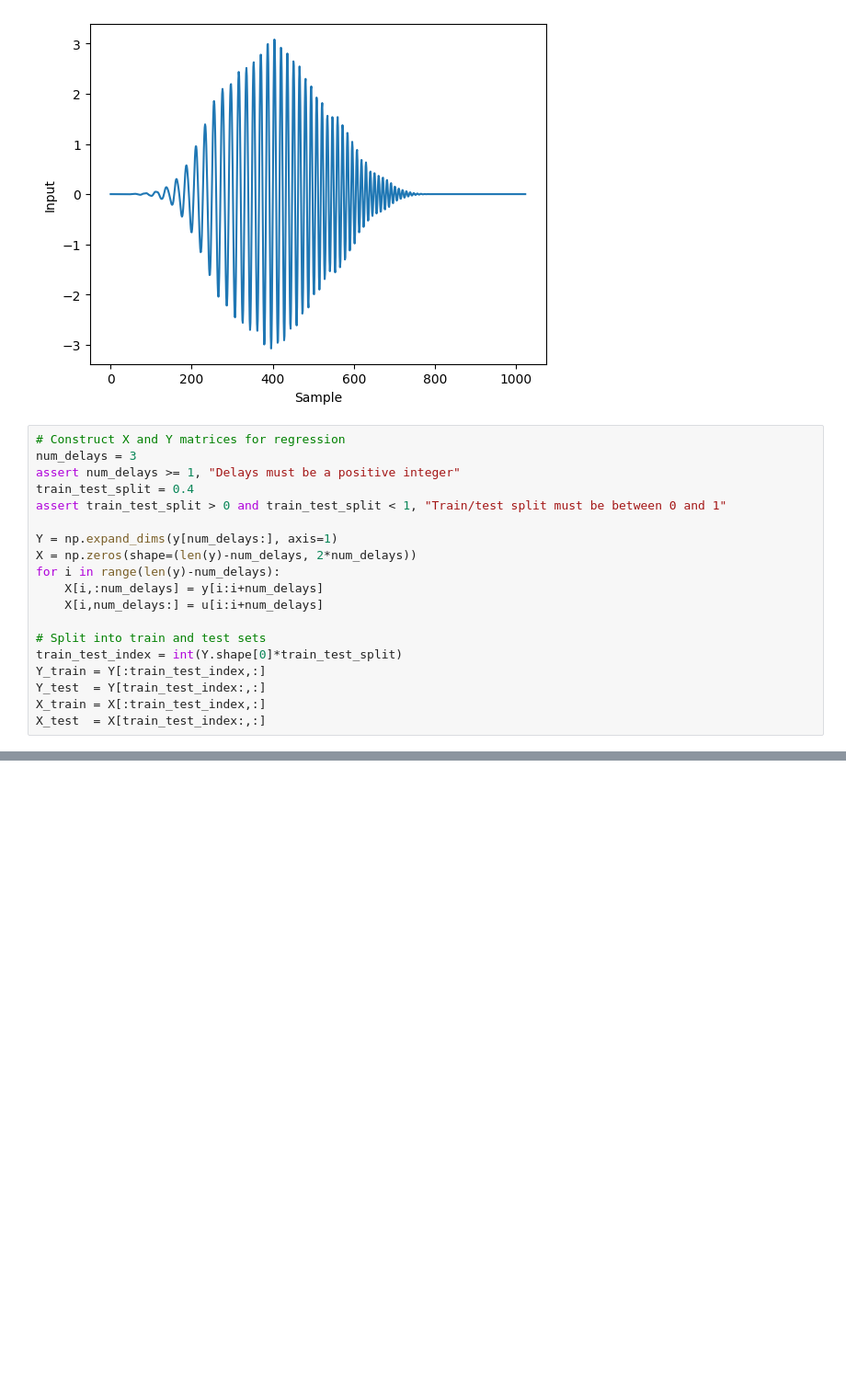
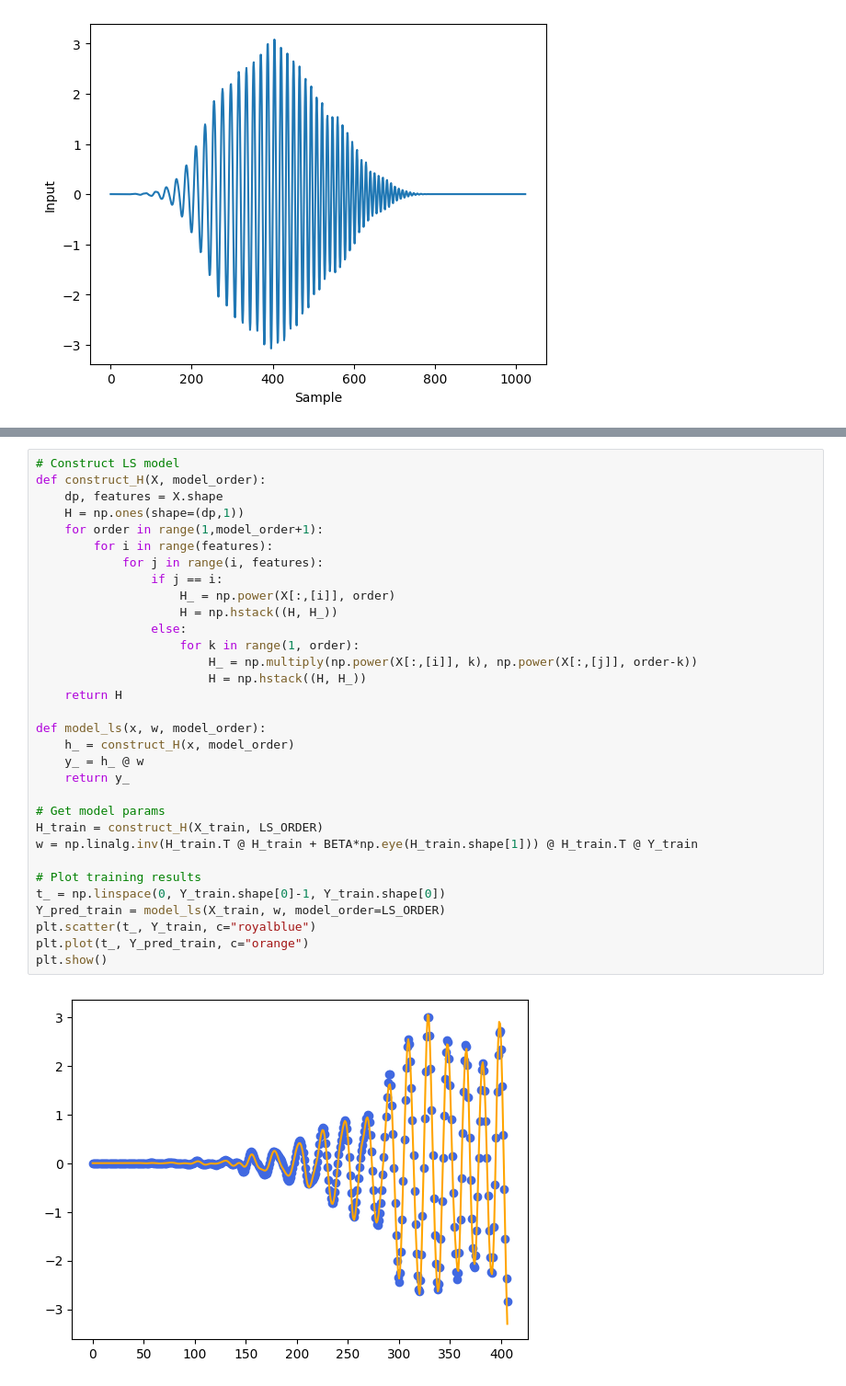
Before and after one commit to ZYVE255/encs6181_project, a Jupyter notebook: flutter.ipynb, the cells around one changed output, grey strips where cells are left out. Shown at 92% size. Cells and saved outputs as stored; diff of their text form; blank space fills up the shorter version.

Commit message:
Added LS multi-order modeling, and predictive testing

```diff
--- a/flutter.ipynb
+++ b/flutter.ipynb
@@ -23,22 +21,3 @@ plt.show()
 # %% [output]
 [figure]
 [figure]
-# %%
-# Construct X and Y matrices for regression
-num_delays = 3
-assert num_delays >= 1, "Delays must be a positive integer"
-train_test_split = 0.4
-assert train_test_split > 0 and train_test_split < 1, "Train/test split must be between 0 and 1"
-
-Y = np.expand_dims(y[num_delays:], axis=1)
-X = np.zeros(shape=(len(y)-num_delays, 2*num_delays))
-for i in range(len(y)-num_delays):
-    X[i,:num_delays] = y[i:i+num_delays]
-    X[i,num_delays:] = u[i:i+num_delays]
-
-# Split into train and test sets
-train_test_index = int(Y.shape[0]*train_test_split)
-Y_train = Y[:train_test_index,:]
-Y_test  = Y[train_test_index:,:]
-X_train = X[:train_test_index,:]
-X_test  = X[train_test_index:,:]
@@ -47,0 +47,34 @@ ls_lift_order = 1
+# %%
+# Construct LS model
+def construct_H(X, model_order):
+    dp, features = X.shape
+    H = np.ones(shape=(dp,1))
+    for order in range(1,model_order+1):
+        for i in range(features):
+            for j in range(i, features):
+                if j == i:
+                    H_ = np.power(X[:,[i]], order)
+                    H = np.hstack((H, H_))
+                else:
+                    for k in range(1, order):
+                        H_ = np.multiply(np.power(X[:,[i]], k), np.power(X[:,[j]], order-k))
+                        H = np.hstack((H, H_))
+    return H
+
+def model_ls(x, w, model_order):
+    h_ = construct_H(x, model_order)
+    y_ = h_ @ w
+    return y_
+
+# Get model params
+H_train = construct_H(X_train, LS_ORDER)
+w = np.linalg.inv(H_train.T @ H_train + BETA*np.eye(H_train.shape[1])) @ H_train.T @ Y_train
+
+# Plot training results
+t_ = np.linspace(0, Y_train.shape[0]-1, Y_train.shape[0])
+Y_pred_train = model_ls(X_train, w, model_order=LS_ORDER)
+plt.scatter(t_, Y_train, c="royalblue")
+plt.plot(t_, Y_pred_train, c="orange")
+plt.show()
+# %% [output]
+[figure, added]
```
Also changed, not shown: parts of 11 cells of this notebook.
